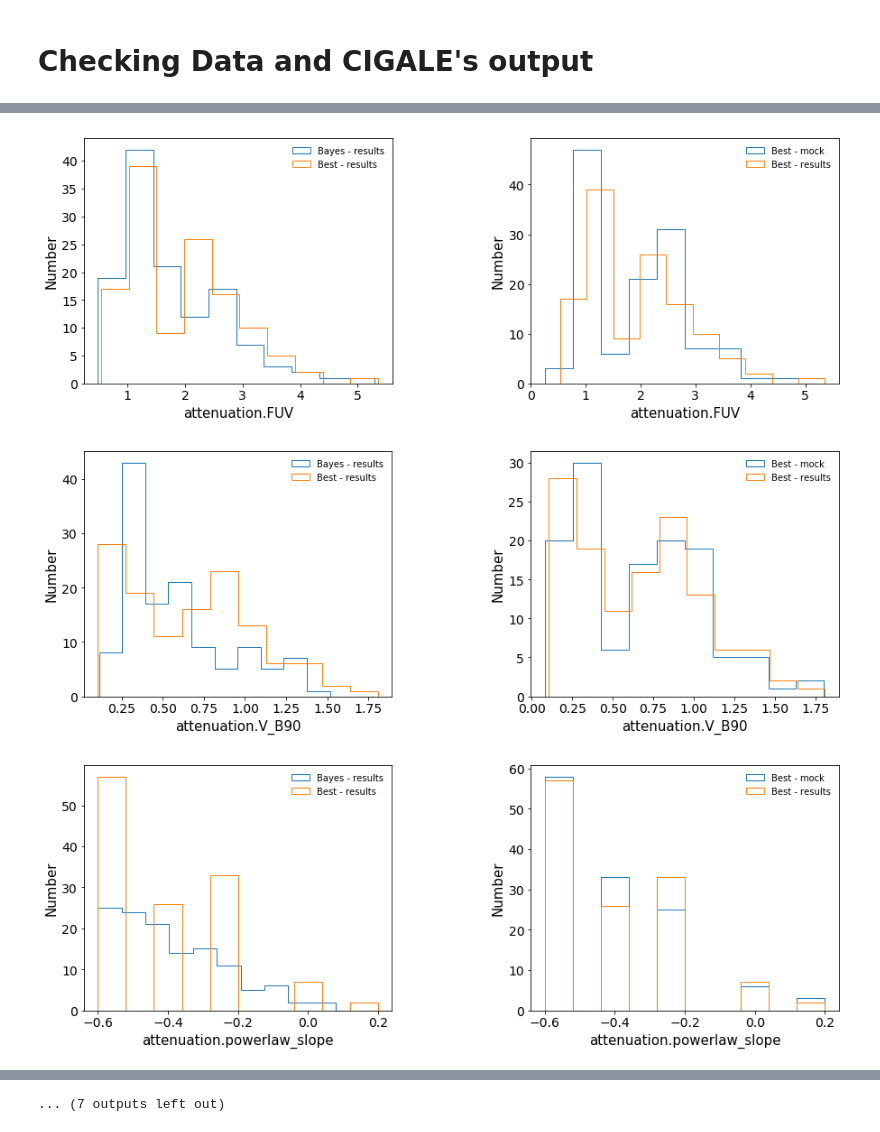
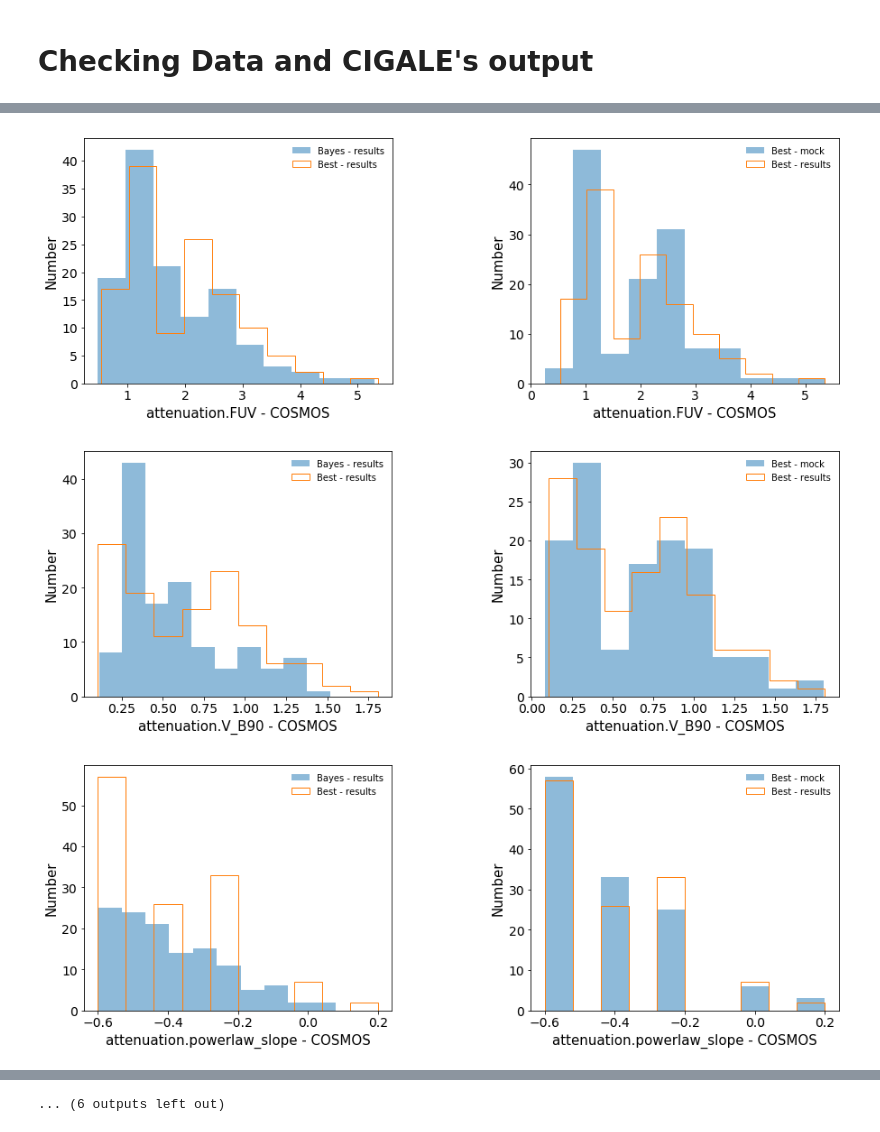
Before and after one commit to Jurgenvilla/Dust_Attenuation, a Jupyter notebook: Morphology-Xray-CIGALE-Check.ipynb, the cells around one changed output, grey strips where cells are left out. Cells and saved outputs as stored; diff of their text form; code cells hidden in the pictures.

```diff
--- a/Morphology-Xray-CIGALE-Check.ipynb
+++ b/Morphology-Xray-CIGALE-Check.ipynb
@@ -61,18 +95,18 @@ COSMOS_HaOIII_results_best = ['best.attenuation.E_BV_factor','best.attenuation.E
 # %%
-for i in range(len(COSMOS_HaOIII_results_bayes)):
+for i in range(len(bayes)):
 
     fig, axs = plt.subplots(1,2, figsize=(15, 5), facecolor='w', edgecolor='k')
     fig.subplots_adjust(hspace = 0.3, wspace = 0.45)
 
     axs = axs.ravel()
 
-    axs[0].hist(COSMOS_HaOIII_results[COSMOS_HaOIII_results_bayes[i]], histtype = 'step', label = 'Bayes - results')
-    axs[0].hist(COSMOS_HaOIII_results[COSMOS_HaOIII_results_best[i]], histtype = 'step', label = 'Best - results')
-    axs[0].set_xlabel('%s'%COSMOS_HaOIII_results_bayes[i][6::], fontsize = 15)
+    axs[0].hist(COSMOS_HaOIII_results[bayes[i]], histtype = 'barstacked', alpha = 0.5, label = 'Bayes - results')
+    axs[0].hist(COSMOS_HaOIII_results[best[i]], histtype = 'step', label = 'Best - results')
+    axs[0].set_xlabel('%s - COSMOS'%bayes[i][6::], fontsize = 15)
     axs[0].set_ylabel('Number', fontsize = 15)
-    axs[1].hist(COSMOS_HaOIII_mock[COSMOS_HaOIII_results_best[i]], histtype = 'step', label = 'Best - mock')
-    axs[1].hist(COSMOS_HaOIII_results[COSMOS_HaOIII_results_best[i]], histtype = 'step', label = 'Best - results')
-    axs[1].set_xlabel('%s'%COSMOS_HaOIII_results_bayes[i][6::], fontsize = 15)
+    axs[1].hist(COSMOS_HaOIII_mock[best[i]], histtype = 'barstacked', alpha = 0.5, label = 'Best - mock')
+    axs[1].hist(COSMOS_HaOIII_results[best[i]], histtype = 'step', label = 'Best - results')
+    axs[1].set_xlabel('%s - COSMOS'%bayes[i][6::], fontsize = 15)
     axs[1].set_ylabel('Number', fontsize = 15)
 
     axs[0].tick_params(axis = 'both', which = 'major', labelsize = 14)
@@ -86,3 +120,3 @@ for i in range(len(COSMOS_HaOIII_results_bayes)):
-[figure, old version]
+[figure, new version]
-[figure, old version]
+[figure, new version]
-[figure, old version]
+[figure, new version]
@@ -96 +130 @@ for i in range(len(COSMOS_HaOIII_results_bayes)):
-... (7 outputs left out)
+... (6 outputs left out)
```
Also changed, not shown: parts of 10 cells of this notebook.
